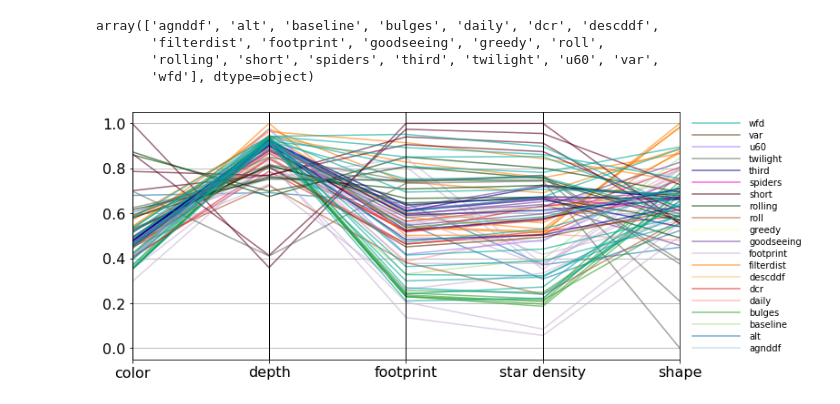
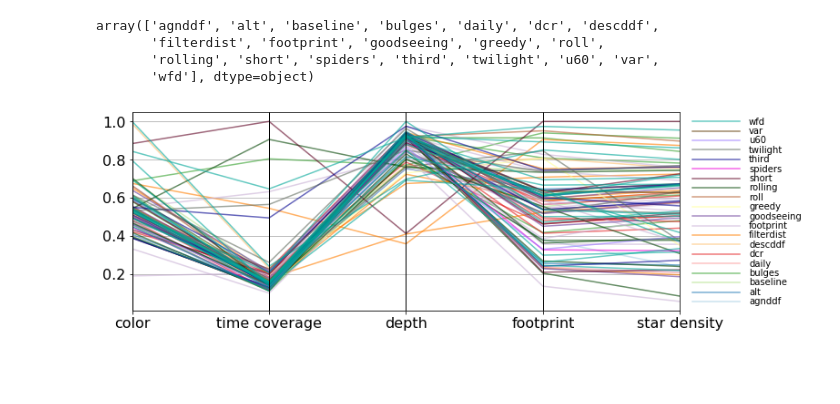
Before and after one commit to fedhere/LSSTunknowns, a Jupyter notebook: timeGaps/plot_radar_parallel.ipynb, the cells around one changed output. Drawn from its saved outputs; the diff is of its cells as text; code cells hidden in the pictures; blank space fills up the shorter version.

Commit message:
splitting tgap metrics

```diff
--- a/timeGaps/plot_radar_parallel.ipynb
+++ b/timeGaps/plot_radar_parallel.ipynb
@@ -103,8 +124,8 @@ cols_pm = ['FoM_CI', 'FoM_LS', 'FoM_PMT']
 # %%
-df_tgaps = pd.read_csv('./data/tgapsFoM_v1.5.csv')
-df_nfields = pd.read_csv('./data/Nfields_v1.5.csv')
-df_nstar = pd.read_csv('./data/Nstars_v1.5.csv')
-df_depth = pd.read_csv('./data/depthFoM_v1.5.csv')
+df_tgaps = pd.read_csv('./data/df_tgapsFoM_WFD_v1.5.csv')
+df_nfields = pd.read_csv('./data/df_Nfields_WFD_v1.5.csv')
+df_nstar = pd.read_csv('./data/df_Nstars_WFD_v1.5.csv')
+df_depth = pd.read_csv('./data/depthFoM_mag_v1.5.csv')
 df_depth = df_depth[ df_depth['db']!='baseline_samefilt_v1.5_10yrs.db'].copy()  # remove the missed one
 df_depth.reset_index(drop=True, inplace=True)
-df_properMotion = pd.read_csv('./data/df_properMotion.csv')
+#df_properMotion = pd.read_csv('./data/df_properMotion.csv')
@@ -119,20 +161,25 @@ for col in cols_all:
 for col in filters:
     df_depth[col] = scale(df_depth[col], mode=1)
 
+'''
 for col in ['FoM_CI', 'FoM_LS', 'FoM_PMT']:
     df_properMotion[col] = scale(df_properMotion[col], mode=1)
+'''
 
-
-df_tgaps['total'] = scale( np.sum(df_tgaps[ cols_all ], axis=1) )
+df_tgapsCol = df_tgaps.copy()
+df_tgapsCol['total'] = scale( np.sum(df_tgaps[ cols_diff ], axis=1) )
+df_tgapsEvol = df_tgaps.copy()
+df_tgapsEvol['total'] = scale( np.sum(df_tgaps[ cols_same ], axis=1) )
 df_nfields['total'] = scale( np.sum(df_nfields[ cols_all ], axis=1) )
 df_nstar['total'] = scale( np.sum(df_nstar[ cols_all ], axis=1) )
 df_depth['total'] = scale( np.sum(df_depth[ filters ], axis=1) )
 
-df_properMotion['total'] = scale( np.sum(df_properMotion[ cols_pm ], axis=1) )
+#df_properMotion['total'] = scale( np.sum(df_properMotion[ cols_pm ], axis=1) )
 # %%
-df_radar = df_properMotion.copy()
+df_radar = df_names.copy()
 
-df_radar['FoM_tgaps'] = df_tgaps['total']
+df_radar['FoM_tgapsCol'] = df_tgapsCol['total']
+df_radar['FoM_tgapsEvol'] = df_tgapsEvol['total']
 df_radar['FoM_EG'] = df_nfields['total']
 df_radar['FoM_Gal'] = df_nstar['total']
 df_radar['FoM_depth'] = df_depth['total']
@@ -212,24 +348,25 @@ array(['agnddf', 'alt', 'baseline', 'bulges', 'daily', 'dcr', 'descddf',
 # %%
 colorlist = [ family2color[i] for i in df_radar.family.values ]
 # %%
-fig = plt.figure(figsize=(12,5))
+fig = plt.figure(figsize=(12,4))
 #pl.rcParams["font.size"] = 20
-#gs = fig.add_gridspec(1, 10)
-ax = fig.add_subplot(gs[0, :9])
-FoMvars = ['FoM_tgaps', 'FoM_depth', 'FoM_EG', 'FoM_Gal', 'FoM_PMT']
+FoMvars = ['FoM_tgapsCol', 'FoM_tgapsEvol', 'FoM_depth', 'FoM_EG', 'FoM_Gal']#, 'FoM_PMT']
 
+gs = fig.add_gridspec(1, len(FoMvars) * 2)
+ax = fig.add_subplot(gs[0, :(len(FoMvars) * 2) - 1])
 ax = pd.plotting.parallel_coordinates(
     df_radar, "db", FoMvars, color=colorlist, alpha=0.6)
 
-plt.xticks([0,1,2,3,4], labels=["color", "depth", "footprint", "star density",  "shape"],)
+plt.xticks(range(len(FoMvars)), labels=["color", "time coverage", "depth", "footprint", "star density"],)#,  "shape"],)
 #           fontsize=20)
 ax.legend().remove()
-ax = fig.add_subplot(gs[0, 9:])
+ax = fig.add_subplot(gs[0, len(FoMvars) * 2 - 1:])
 for i,c in enumerate(family2color):
     ax.plot([0, 1], [i,i], color=family2color[c], alpha=0.6)
     ax.text(1.2, i, c, ha="left", va='center')
     ax.axis('off')
 
-#plt.savefig('figures/opsimParallelCoord.pdf')
+plt.savefig('figures/opsimParallelCoord.pdf')
+#plt.savefig('figures/opsimParallelCoord.png')
 # %% [output]
-[figure, old version]
+[figure, new version]
```
Also changed, not shown: parts of 13 cells of this notebook, 1 other file.
